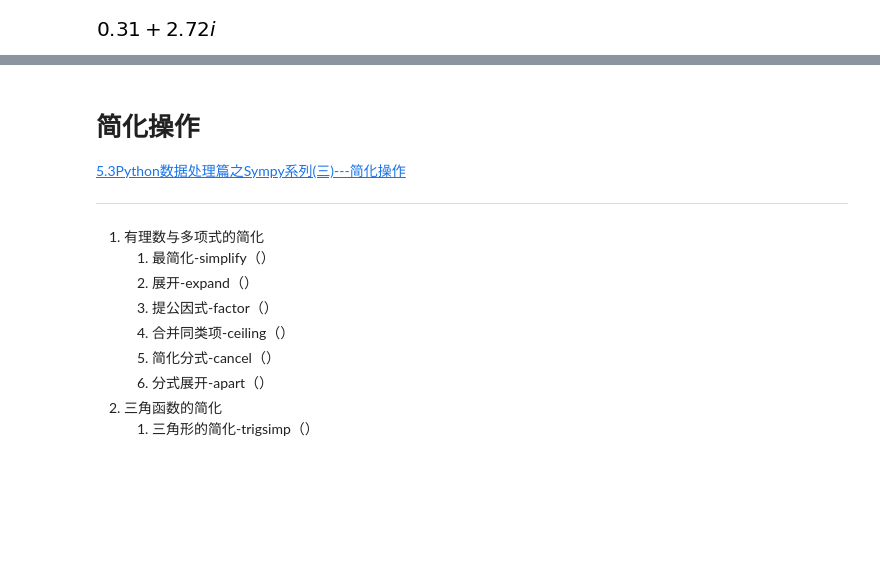
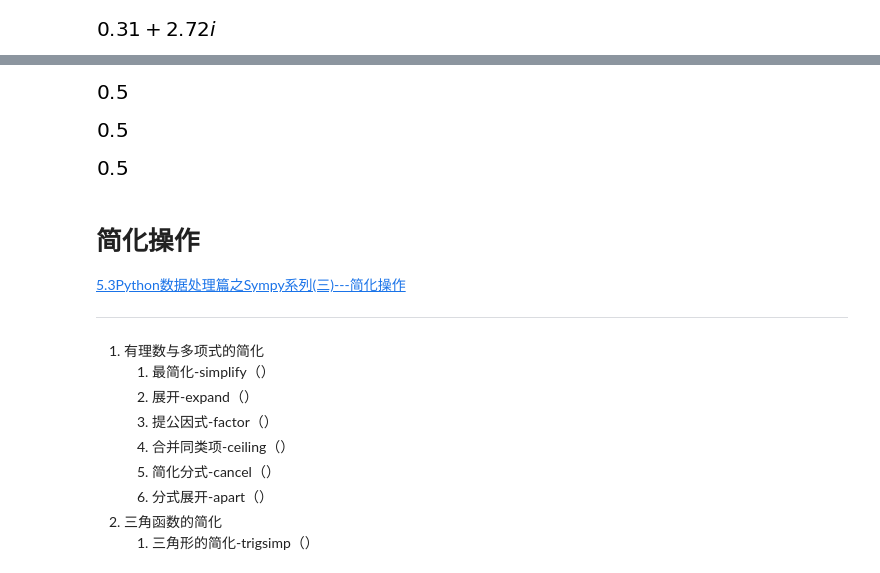
Before and after one commit to zidanewenqsh/mynotebook_01, a Jupyter notebook: sympy_demo.ipynb, the cells around one changed output, grey strips where cells are left out. Saved outputs shown, nothing was run; the diff lists cells and outputs as text; code cells hidden in the pictures; blank space fills up the shorter version.

```diff
--- a/sympy_demo.ipynb
+++ b/sympy_demo.ipynb
@@ -1004,0 +1024,7 @@ pi.round(2)
+# %%
+mu,sigma = symbols('mu,sigma')
+log_normal = 0.5 + 0.5 * erf((log(x) - mu) / sqrt(2 * sigma**2))
+F1 = lambdify([x, mu, sigma], log_normal)
+F1(1.0, 0.0, 1.0)
+# %% [output]
+[figure, added]
@@ -1005,3 +1035,13 @@ pi.round(2)
+# %%
+vector_F = lambdify([x, mu, sigma], log_normal, modules=['numpy', 'sympy'])
+vector_F(1.0, 0.0, 1.0)
+# %% [output]
+[figure, added]
+# %%
+vector_F = lambdify([x, mu, sigma], log_normal, modules=['numpy', 'math'])
+vector_F(1.0, 0.0, 1.0)
+# %% [output]
+[figure, added]
 # %% [markdown]
 # 简化操作
 [5.3Python数据处理篇之Sympy系列(三)---简化操作](https://blog.csdn.net/weixin_34025151/article/details/92949586)
```
Also changed, not shown: parts of 64 cells of this notebook, 10 other files.
